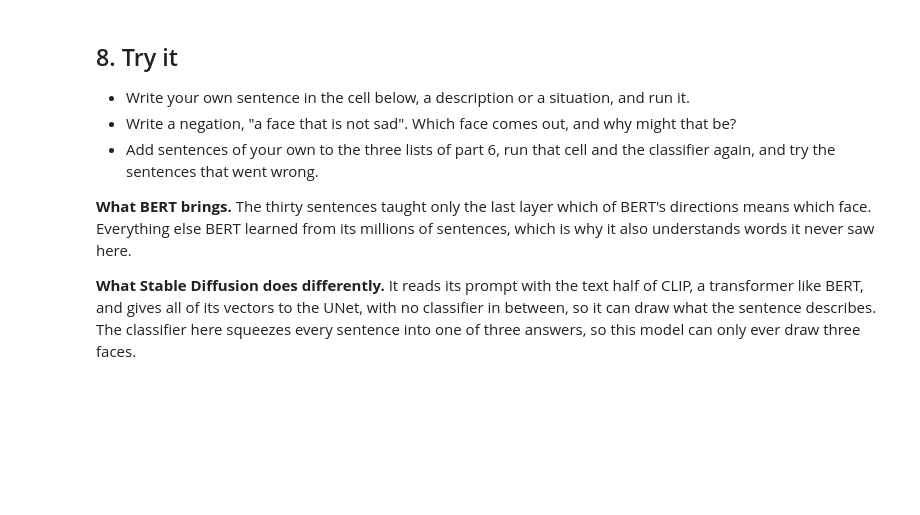
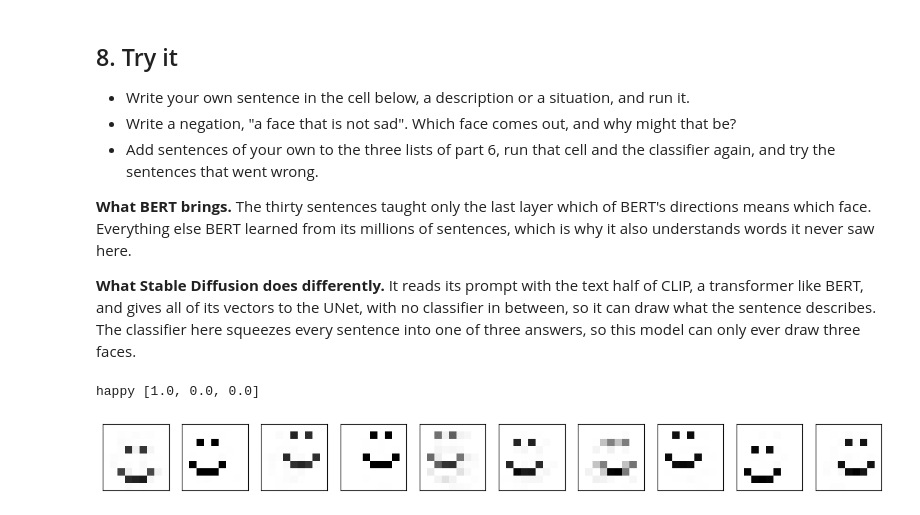
Before and after one commit to haduyenhoa/ETH-CAS-Week4, a Jupyter notebook: happy-sad-diffusion/happy_sad_diffusion_extension.ipynb, the cells around one changed output. Saved outputs shown, nothing was run; the diff lists cells and outputs as text; code cells hidden in the pictures; blank space fills up the shorter version.

```diff
--- a/happy-sad-diffusion/happy_sad_diffusion_extension.ipynb
+++ b/happy-sad-diffusion/happy_sad_diffusion_extension.ipynb
@@ -235,7 +235,7 @@ def embed(sentence):
         ids = tokenizer(sentence, return_tensors="pt").input_ids # the numbers of the tokens, [CLS] first
         vectors = bert(ids).last_hidden_state                    # a vector of 768 numbers for every token
     # 🎯 COMPLETE THIS LINE: the vector of [CLS], for the whole sentence
-    return vectors
+    return vectors[0, 0]
 
 
 ids = tokenizer("a flabbergasted woman", return_tensors="pt").input_ids
@@ -320,13 +322,13 @@ print(embeddings.shape, labels.shape)
 # 🎯 TASKS 3 AND 4: the classifier, and its loss in the loop below
 # ============================================================
 # 🎯 COMPLETE THIS LINE: the classifier, one linear layer
-classifier = ____
+classifier = nn.Linear(768, 3)
 optimizer = torch.optim.Adam(classifier.parameters(), lr=0.001)
 
 loss = 1.0                                                       # any start above the threshold
 while loss > 0.01:
     # 🎯 COMPLETE THIS LINE: the cross-entropy of the scores of the 30 sentences against their labels
-    loss = ____
+    loss = nn.functional.cross_entropy(classifier(embeddings), labels)
     optimizer.zero_grad()
     loss.backward()
     optimizer.step()
@@ -366,7 +376,8 @@ def one_hot_from(sentence):
         scores = classifier(embed(sentence))                     # one score for each expression
     one_hot = torch.zeros(3)
     # 🎯 COMPLETE THIS LINE: a 1 at the place of the best score
-    ____
+    k = scores.argmax()
+    one_hot[k] = 1.0
     return one_hot
 
 
@@ -415,10 +437,13 @@ else:
 
 **What Stable Diffusion does differently.** It reads its prompt with the text half of CLIP, a transformer like BERT, and gives all of its vectors to the UNet, with no classifier in between, so it can draw what the sentence describes. The classifier here squeezes every sentence into one of three answers, so this model can only ever draw three faces.
 # %%
-sentence = "a face full of surprise"                             # write your own sentence here
+sentence = "a face full of joy"                             # write your own sentence here
 one_hot = one_hot_from(sentence)
 print(EXPRESSIONS[one_hot.argmax()], one_hot.tolist())
 fig, axes = plt.subplots(1, 10, figsize=(15, 1.9))
 for ax, picture in zip(axes, generate(one_hot)):
     show(ax, picture)
 plt.show()
+# %% [output]
+happy [1.0, 0.0, 0.0]
+[figure, added]
```
Also changed, not shown: parts of 9 cells of this notebook.
